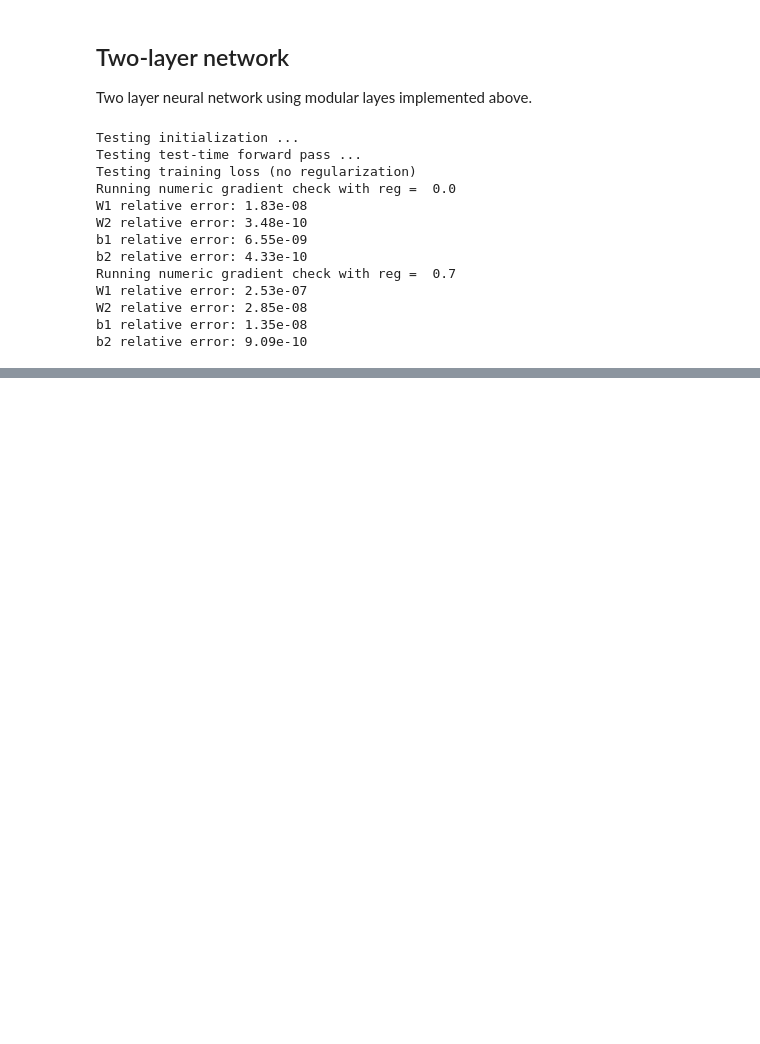
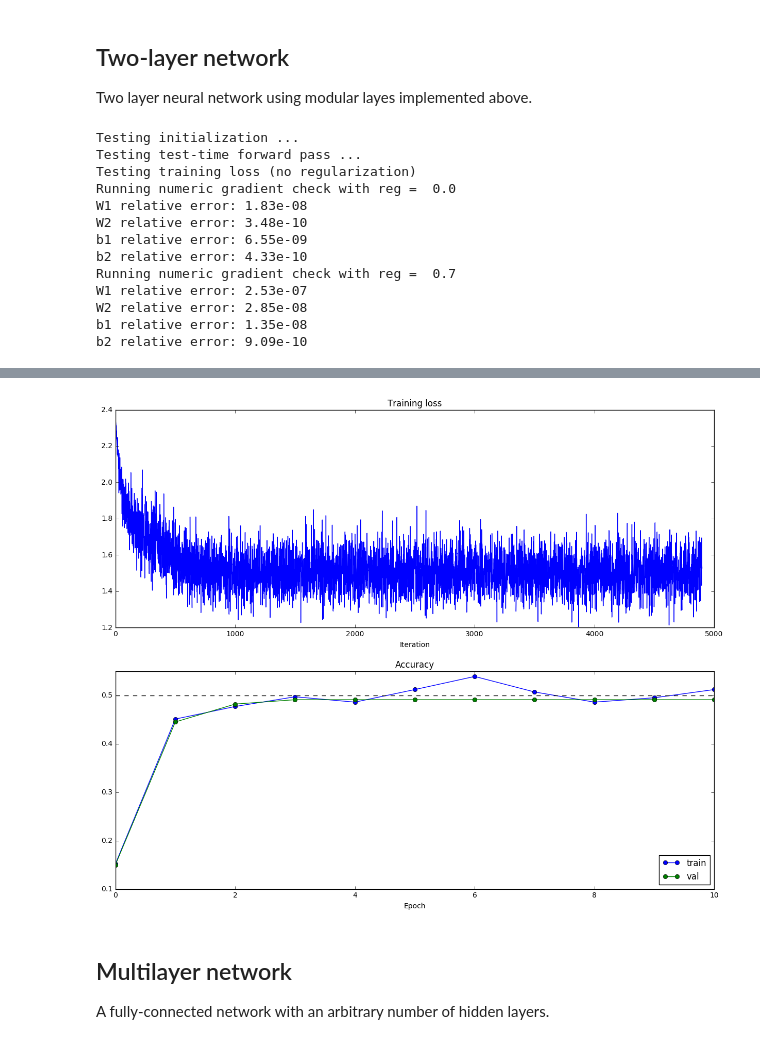
Before and after one commit to sksq96/cnn-learn, a Jupyter notebook: fc-nets.ipynb, the cells around one changed output, grey strips where cells are left out. Saved outputs shown, nothing was run; the diff lists cells and outputs as text; code cells hidden in the pictures; blank space fills up the shorter version.

Commit message:
Modular 2=layer NN. Solver.

```diff
--- a/fc-nets.ipynb
+++ b/fc-nets.ipynb
@@ -243,0 +246,6 @@ b2 relative error: 9.09e-10
+# %%
+# Load the (preprocessed) CIFAR10 data.
+
+data = get_CIFAR10_data()
+for k, v in data.items():
+    print(k, v.shape)
@@ -243,0 +261,5 @@ b2 relative error: 9.09e-10
+# %%
+net = TwoLayerNet(hidden_dim=200, reg=2e-1)
+solver = Solver(net, data, update_rule='sgd', optim_config={'learning_rate': 1e-03,},
+                lr_decay=0.9, num_epochs=10, batch_size=100, print_every=100)
+solver.train()
@@ -243,0 +284,22 @@ b2 relative error: 9.09e-10
+# %%
+# Run this cell to visualize training loss and train / val accuracy
+
+plt.subplot(2, 1, 1)
+plt.title('Training loss')
+plt.plot(solver.loss_history, '-')
+plt.xlabel('Iteration')
+
+plt.subplot(2, 1, 2)
+plt.title('Accuracy')
+plt.plot(solver.train_acc_history, '-o', label='train')
+plt.plot(solver.val_acc_history, '-o', label='val')
+plt.plot([0.5] * len(solver.val_acc_history), 'k--')
+plt.xlabel('Epoch')
+plt.legend(loc='lower right')
+plt.gcf().set_size_inches(15, 12)
+plt.show()
+# %% [output]
+[figure, added]
+# %% [markdown]
+## Multilayer network
+A fully-connected network with an arbitrary number of hidden layers.
```
Also changed, not shown: parts of 5 cells of this notebook, 6 other files.
